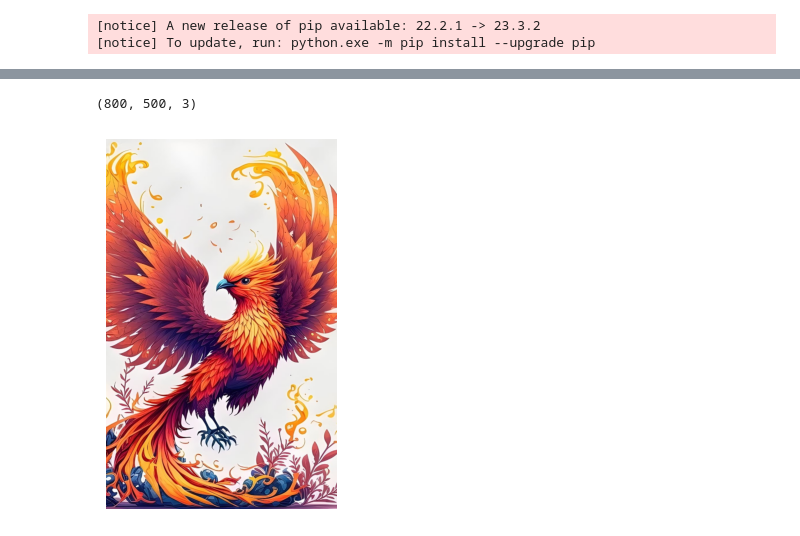
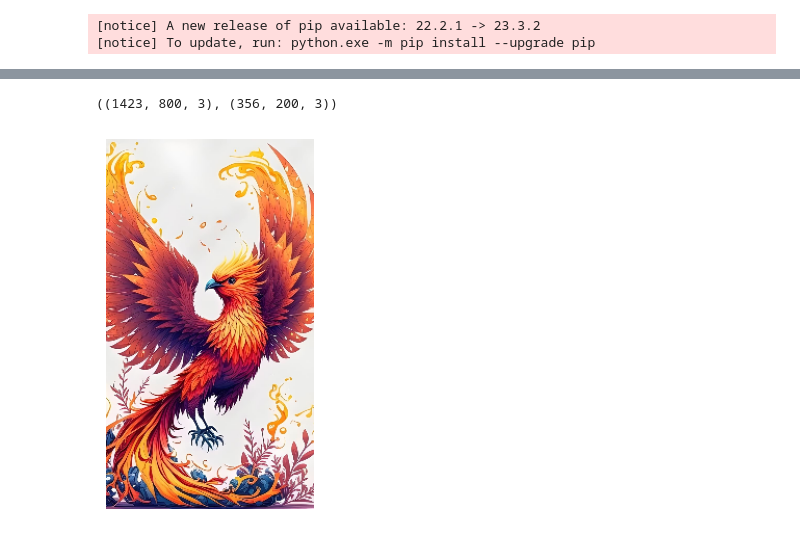
Before and after one commit to RoksanaMaya/OpenCV, a Jupyter notebook: openCV_manupulation.ipynb, the cells around one changed output, grey strips where cells are left out. Cells and saved outputs as stored; diff of their text form; code cells hidden in the pictures.

```diff
--- a/openCV_manupulation.ipynb
+++ b/openCV_manupulation.ipynb
@@ -33,7 +186,9 @@ resize_image=cv2.resize(image_rgb,(target_width,target_height))
-# %%
-plt.imshow(resize_image)
-plt.axis('off')
-resize_image.shape
-# %% [output]
-(800, 500, 3)
-[figure, removed]
+# %%
+# reduce image by percentage
+resize_image=cv2.resize(image_rgb, None, fx=.25, fy=.25)
+plt.imshow(resize_image)
+plt.axis('off')
+image_rgb.shape, resize_image.shape
+# %% [output]
+((1423, 800, 3), (356, 200, 3))
+[figure, added]
```
Also changed, not shown: parts of 22 cells of this notebook.
